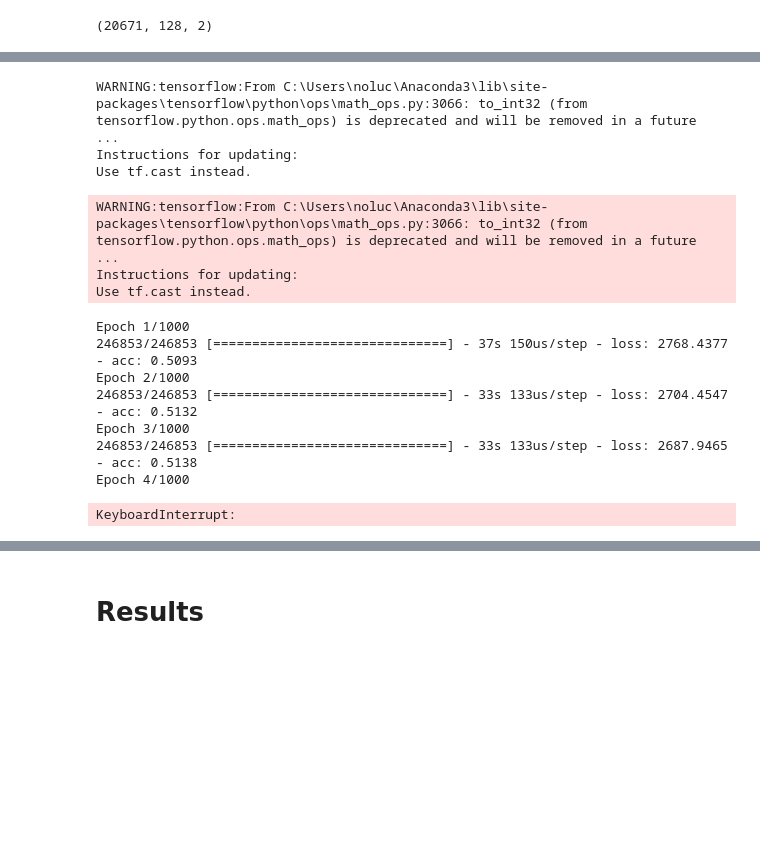
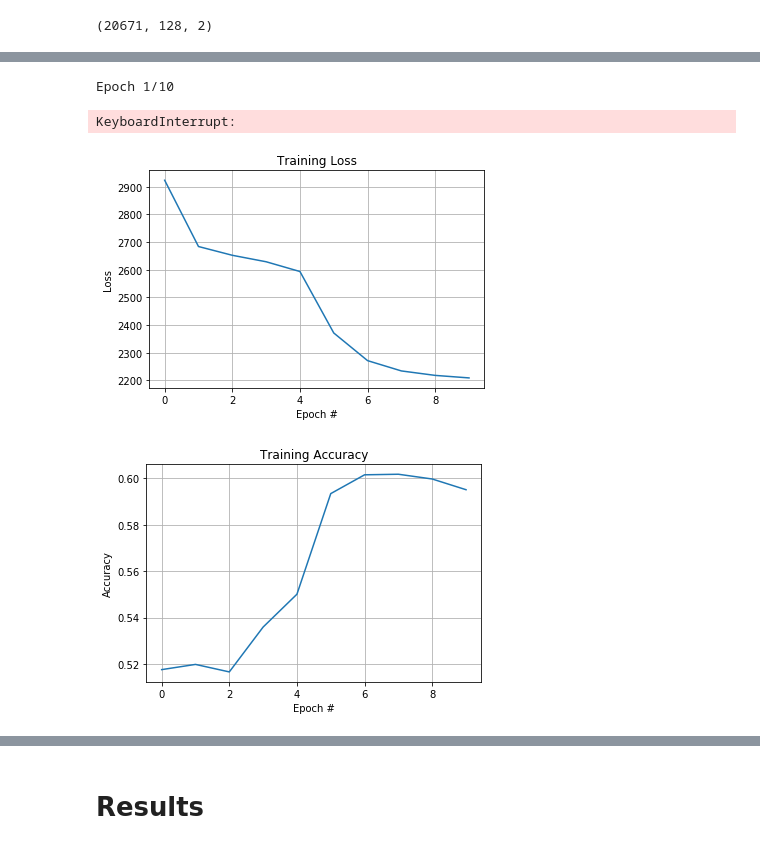
Before and after one commit to Lanno/CECS551Project, a Jupyter notebook: models/fully conv autoencoder 2.ipynb, the cells around one changed output, grey strips where cells are left out. Cells and saved outputs as stored; diff of their text form; code cells hidden in the pictures; blank space fills up the shorter version.

Commit message:
trying some new models

```diff
--- a/models/fully conv autoencoder 2.ipynb
+++ b/models/fully conv autoencoder 2.ipynb
@@ -187,22 +188,26 @@ adam = Adam(lr=1e-4, beta_1=0.9, beta_2=0.999, epsilon=None, decay=0.0, amsgrad=
 
 model.compile(adam, loss='mean_squared_error', metrics=['accuracy'])
 # %%
-history = model.fit(mix_train, instrument_train, batch_size=1000, epochs=1000)
+history = model.fit(mix_train, instrument_train, batch_size=1000, epochs=10)
 # %% [output]
-WARNING:tensorflow:From C:\Users\noluc\Anaconda3\lib\site-packages\tensorflow\python\ops\math_ops.py:3066: to_int32 (from tensorflow.python.ops.math_ops) is deprecated and will be removed in a future  ...
-Instructions for updating:
-Use tf.cast instead.
+Epoch 1/10
-WARNING:tensorflow:From C:\Users\noluc\Anaconda3\lib\site-packages\tensorflow\python\ops\math_ops.py:3066: to_int32 (from tensorflow.python.ops.math_ops) is deprecated and will be removed in a future  ...
-Instructions for updating:
-Use tf.cast instead.
+KeyboardInterrupt:
-Epoch 1/1000
-246853/246853 [==============================] - 37s 150us/step - loss: 2768.4377 - acc: 0.5093
-Epoch 2/1000
-246853/246853 [==============================] - 33s 133us/step - loss: 2704.4547 - acc: 0.5132
-Epoch 3/1000
-246853/246853 [==============================] - 33s 133us/step - loss: 2687.9465 - acc: 0.5138
-Epoch 4/1000
-KeyboardInterrupt:
+# %%
+plt.plot(history.history['loss'])
+plt.title("Training Loss")
+plt.xlabel("Epoch #")
+plt.ylabel("Loss")
+plt.grid()
+# %% [output]
+[figure, added]
+# %%
+plt.plot(history.history['acc'])
+plt.title("Training Accuracy")
+plt.xlabel("Epoch #")
+plt.ylabel("Accuracy")
+plt.grid()
+# %% [output]
+[figure, added]
 # %%
 results = model.evaluate(mix_test, instrument_test)
 
```
Also changed, not shown: parts of 11 cells of this notebook, 4 other files.
